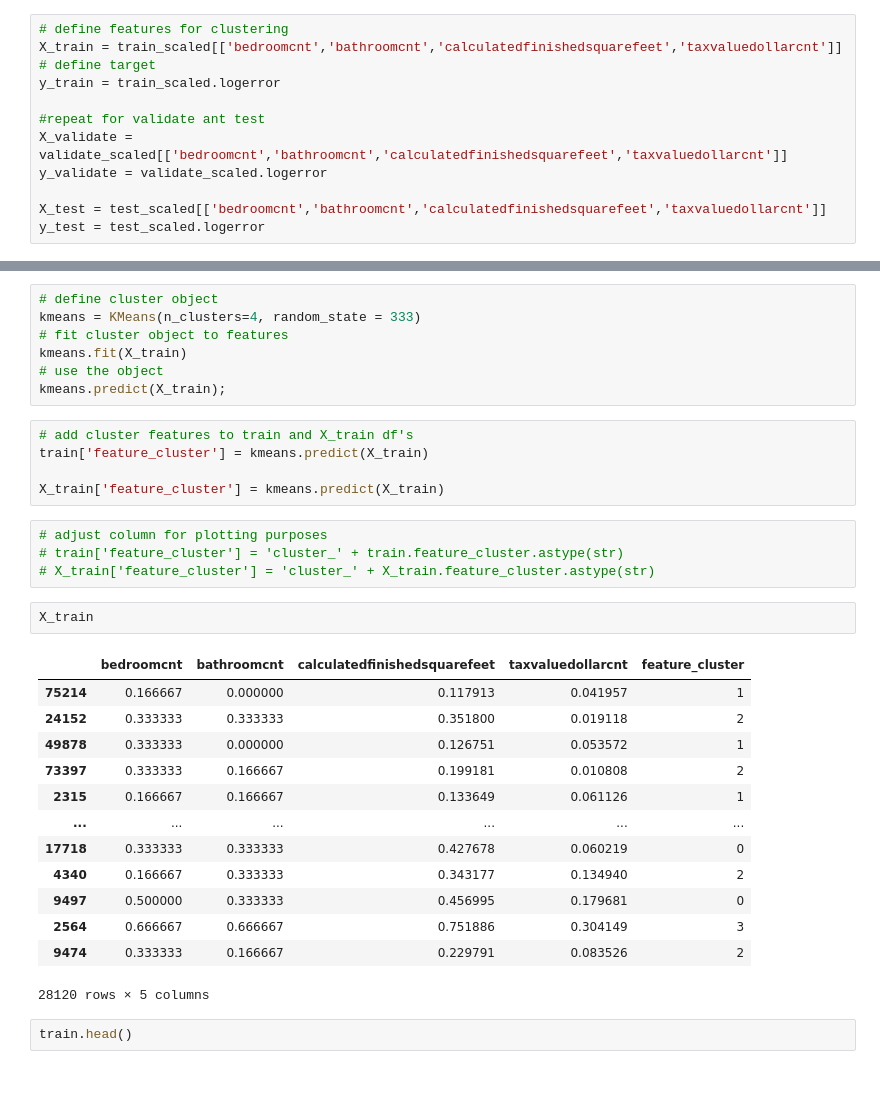
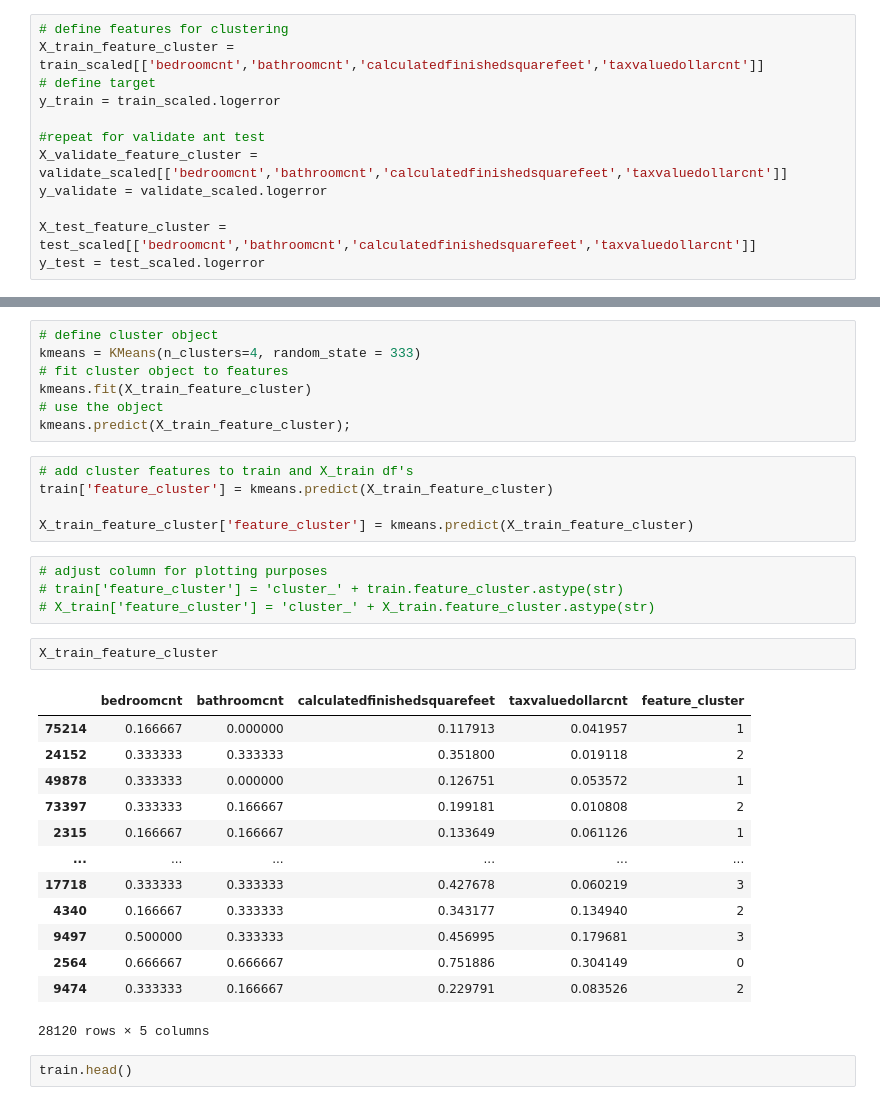
Before and after one commit to velasquez-wheeler/zillow_clustering_project, a Jupyter notebook: wheeler-explore.ipynb, the cells around one changed output, grey strips where cells are left out. Cells and saved outputs as stored; diff of their text form.

```diff
--- a/wheeler-explore.ipynb
+++ b/wheeler-explore.ipynb
@@ -193,14 +204,14 @@ train_scaled.head()
 # %%
 # define features for clustering
-X_train = train_scaled[['bedroomcnt','bathroomcnt','calculatedfinishedsquarefeet','taxvaluedollarcnt']]
+X_train_feature_cluster = train_scaled[['bedroomcnt','bathroomcnt','calculatedfinishedsquarefeet','taxvaluedollarcnt']]
 # define target
 y_train = train_scaled.logerror
 
 #repeat for validate ant test
-X_validate = validate_scaled[['bedroomcnt','bathroomcnt','calculatedfinishedsquarefeet','taxvaluedollarcnt']]
+X_validate_feature_cluster = validate_scaled[['bedroomcnt','bathroomcnt','calculatedfinishedsquarefeet','taxvaluedollarcnt']]
 y_validate = validate_scaled.logerror
 
-X_test = test_scaled[['bedroomcnt','bathroomcnt','calculatedfinishedsquarefeet','taxvaluedollarcnt']]
+X_test_feature_cluster = test_scaled[['bedroomcnt','bathroomcnt','calculatedfinishedsquarefeet','taxvaluedollarcnt']]
 y_test = test_scaled.logerror
 # %%
 # elbow method to find k
@@ -230,32 +241,32 @@ We will be using k = 4
 # define cluster object
 kmeans = KMeans(n_clusters=4, random_state = 333)
 # fit cluster object to features
-kmeans.fit(X_train)
+kmeans.fit(X_train_feature_cluster)
 # use the object
-kmeans.predict(X_train);
+kmeans.predict(X_train_feature_cluster);
 # %%
 # add cluster features to train and X_train df's
-train['feature_cluster'] = kmeans.predict(X_train)
+train['feature_cluster'] = kmeans.predict(X_train_feature_cluster)
 
-X_train['feature_cluster'] = kmeans.predict(X_train)
+X_train_feature_cluster['feature_cluster'] = kmeans.predict(X_train_feature_cluster)
 # %%
 # adjust column for plotting purposes
 # train['feature_cluster'] = 'cluster_' + train.feature_cluster.astype(str)
 # X_train['feature_cluster'] = 'cluster_' + X_train.feature_cluster.astype(str)
 # %%
-X_train
+X_train_feature_cluster
 # %% [output]
 |  | bedroomcnt | bathroomcnt | calculatedfinishedsquarefeet | taxvaluedollarcnt | feature_cluster |
 | 75214 | 0.166667 | 0.000000 | 0.117913 | 0.041957 | 1 |
 | 24152 | 0.333333 | 0.333333 | 0.351800 | 0.019118 | 2 |
 | 49878 | 0.333333 | 0.000000 | 0.126751 | 0.053572 | 1 |
 | 73397 | 0.333333 | 0.166667 | 0.199181 | 0.010808 | 2 |
 | 2315 | 0.166667 | 0.166667 | 0.133649 | 0.061126 | 1 |
 | ... | ... | ... | ... | ... | ... |
-| 17718 | 0.333333 | 0.333333 | 0.427678 | 0.060219 | 0 |
+| 17718 | 0.333333 | 0.333333 | 0.427678 | 0.060219 | 3 |
 | 4340 | 0.166667 | 0.333333 | 0.343177 | 0.134940 | 2 |
-| 9497 | 0.500000 | 0.333333 | 0.456995 | 0.179681 | 0 |
-| 2564 | 0.666667 | 0.666667 | 0.751886 | 0.304149 | 3 |
+| 9497 | 0.500000 | 0.333333 | 0.456995 | 0.179681 | 3 |
+| 2564 | 0.666667 | 0.666667 | 0.751886 | 0.304149 | 0 |
 | 9474 | 0.333333 | 0.166667 | 0.229791 | 0.083526 | 2 |
 28120 rows × 5 columns
 # %%
```
Also changed, not shown: parts of 36 cells of this notebook, 1 other file.
